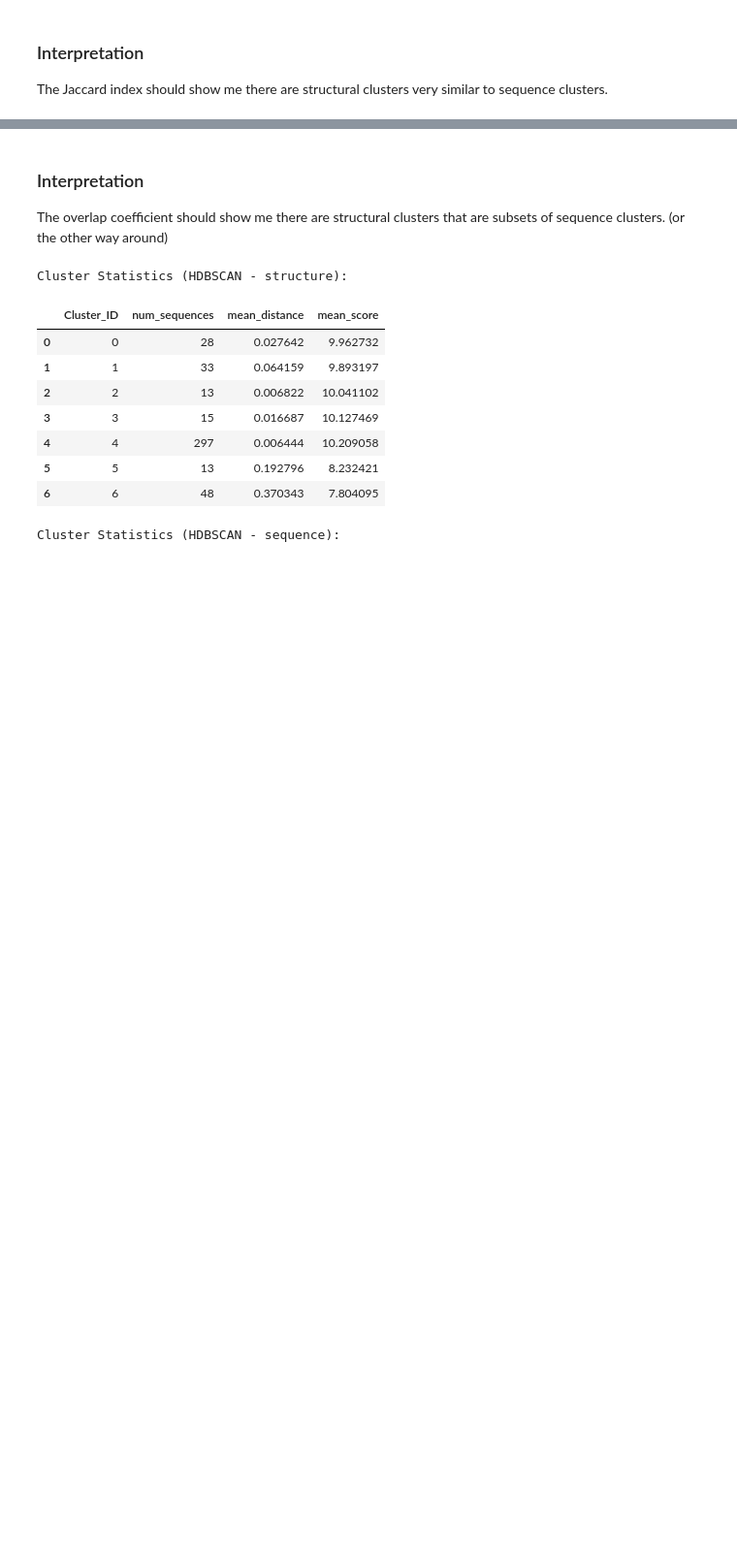
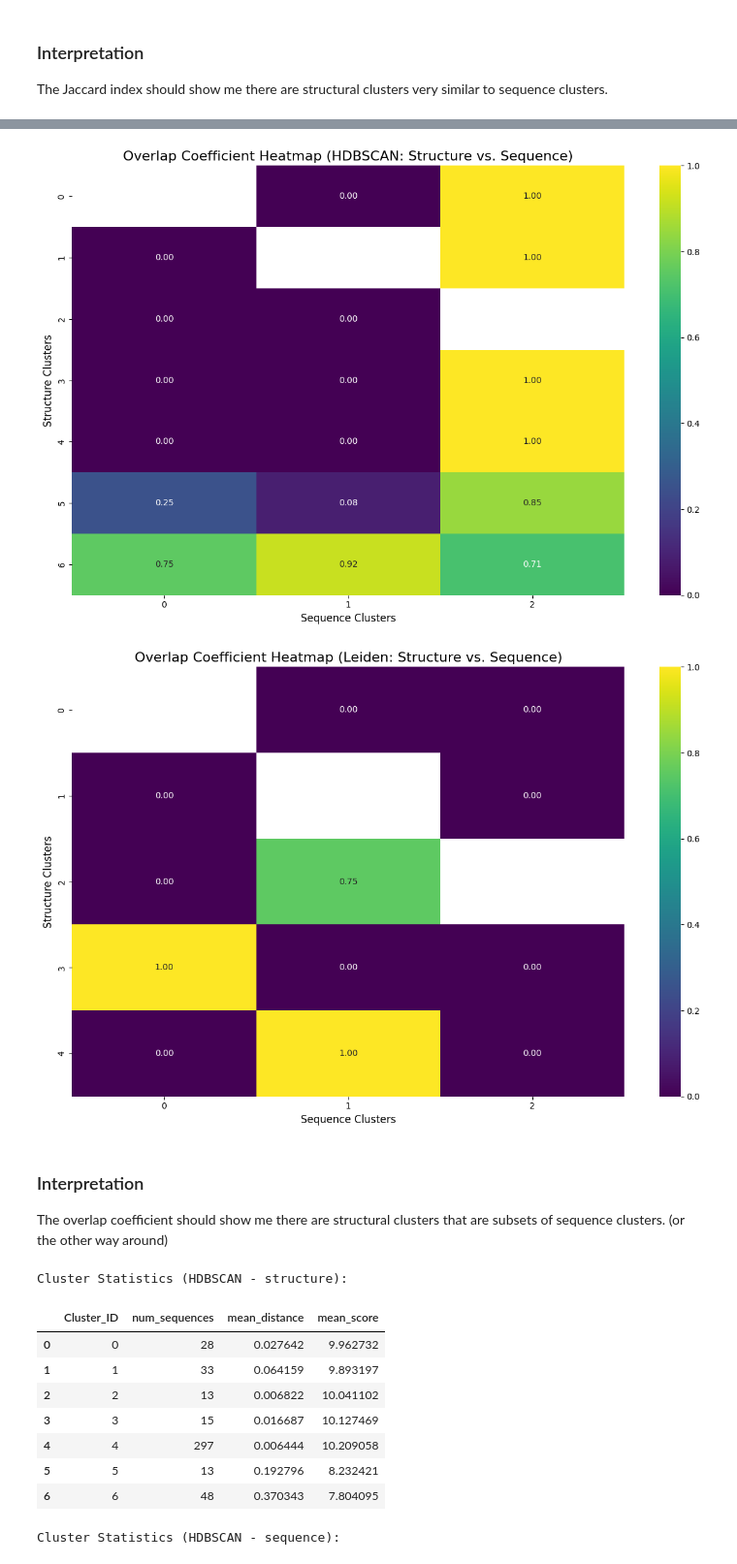
Before and after one commit to ElhabashyLab/3DClans, a Jupyter notebook: Scores_Evaluation/evaluation.ipynb, the cells around one changed output, grey strips where cells are left out. Shown at 97% size. Saved outputs shown, nothing was run; the diff lists cells and outputs as text; code cells hidden in the pictures; blank space fills up the shorter version.

```diff
--- a/Scores_Evaluation/evaluation.ipynb
+++ b/Scores_Evaluation/evaluation.ipynb
@@ -237,3 +296,32 @@ Overlap Coefficient Results (Leiden - structure vs sequence):
+# %%
+# Heatmap for Overlap coefficients HDBSCAN
+overlap_pivot = overlap_coefficient_HDBSCAN.pivot(
+    index='cluster_id_struct_HDBSCAN',
+    columns='cluster_id_seq_HDBSCAN',
+    values='OverlapCoefficient'
+)
+evaluator.visualizer.generate_heatmap(
+    pivot_table=overlap_pivot,
+    title='Overlap Coefficient Heatmap (HDBSCAN: Structure vs. Sequence)',
+    x_label='Sequence Clusters',
+    y_label='Structure Clusters'
+)
+
+# Heatmap for Overlap coefficients Leiden
+overlap_pivot = overlap_coefficient_Leiden.pivot(
+    index='cluster_id_Score_-log10_struct_Leiden',
+    columns='cluster_id_Score_-log10_seq_Leiden',
+    values='OverlapCoefficient'
+)
+evaluator.visualizer.generate_heatmap(
+    pivot_table=overlap_pivot,
+    title='Overlap Coefficient Heatmap (Leiden: Structure vs. Sequence)',
+    x_label='Sequence Clusters',
+    y_label='Structure Clusters'
+)
+# %% [output]
+[figure, added]
+[figure, added]
 # %% [markdown]
 ### Interpretation
 
```
Also changed, not shown: parts of 7 cells of this notebook, 2 other files.
